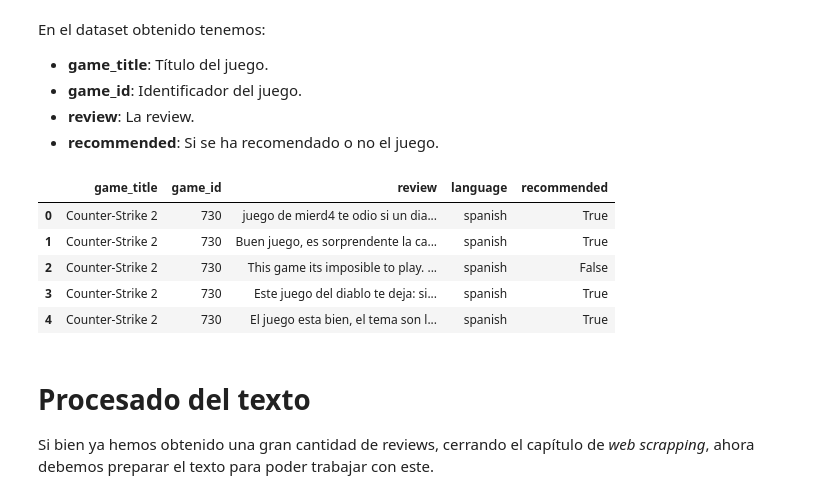
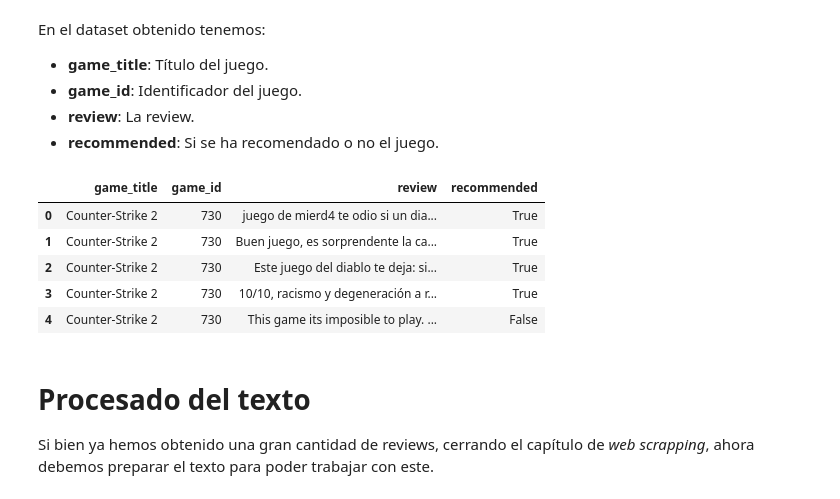
Before and after one commit to Mr-ion77/steam-reviewing, a Jupyter notebook: steam_reviews.ipynb, the cells around one changed output. Cells and saved outputs as stored; diff of their text form; code cells hidden in the pictures.

```diff
--- a/steam_reviews.ipynb
+++ b/steam_reviews.ipynb
@@ -246,13 +246,12 @@ for juego in juegos:
                 'game_title': game_title,
                 'game_id': game_id,
                 'review': review['review'],
-                'language': review['language'],
                 'recommended': review['voted_up']
             })
     except Exception as e:
         print(f"Error loading reviews for {game_title} ({game_id}): {e}")
 
-reviews_df = pd.DataFrame(all_reviews)
+reseñas_df = pd.DataFrame(all_reviews)
 # %% [markdown]
 En el dataset obtenido tenemos:
 * **game_title**: Título del juego.
@@ -260,14 +259,14 @@ En el dataset obtenido tenemos:
 * **review**: La review.
 * **recommended**: Si se ha recomendado o no el juego.
 # %%
-reviews_df.head()
+reseñas_df.head()
 # %% [output]
-|  | game_title | game_id | review | language | recommended |
-| 0 | Counter-Strike 2 | 730 | juego de mierd4 te odio si un dia... | spanish | True |
-| 1 | Counter-Strike 2 | 730 | Buen juego, es sorprendente la ca... | spanish | True |
-| 2 | Counter-Strike 2 | 730 | This game its imposible to play. ... | spanish | False |
-| 3 | Counter-Strike 2 | 730 | Este juego del diablo te deja: si... | spanish | True |
-| 4 | Counter-Strike 2 | 730 | El juego esta bien, el tema son l... | spanish | True |
+|  | game_title | game_id | review | recommended |
+| 0 | Counter-Strike 2 | 730 | juego de mierd4 te odio si un dia... | True |
+| 1 | Counter-Strike 2 | 730 | Buen juego, es sorprendente la ca... | True |
+| 2 | Counter-Strike 2 | 730 | Este juego del diablo te deja: si... | True |
+| 3 | Counter-Strike 2 | 730 | 10/10, racismo y degeneración a r... | True |
+| 4 | Counter-Strike 2 | 730 | This game its imposible to play. ... | False |
 # %% [markdown]
 # Procesado del texto
 
```
Also changed, not shown: parts of 10 cells of this notebook.
